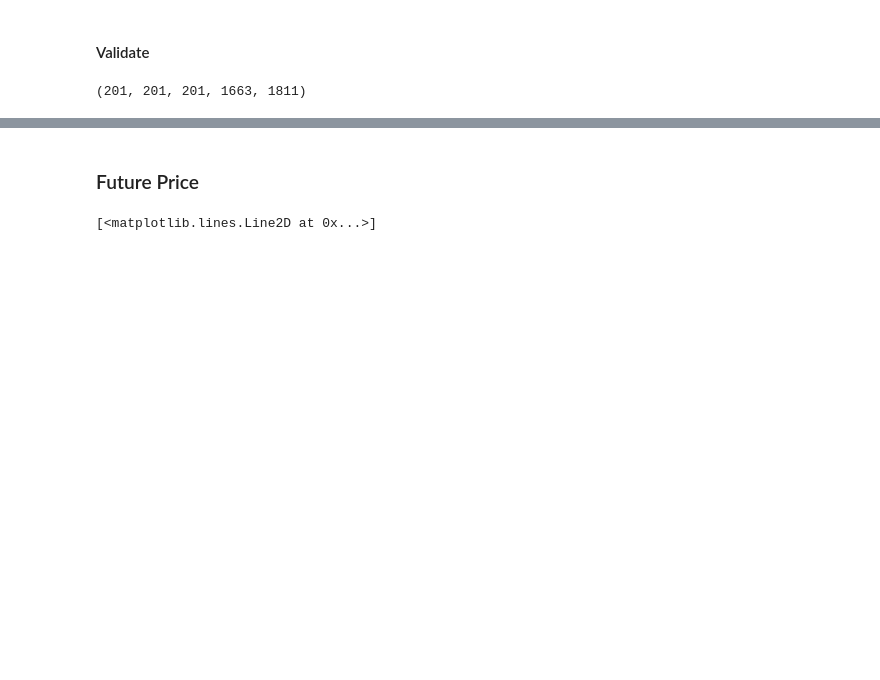
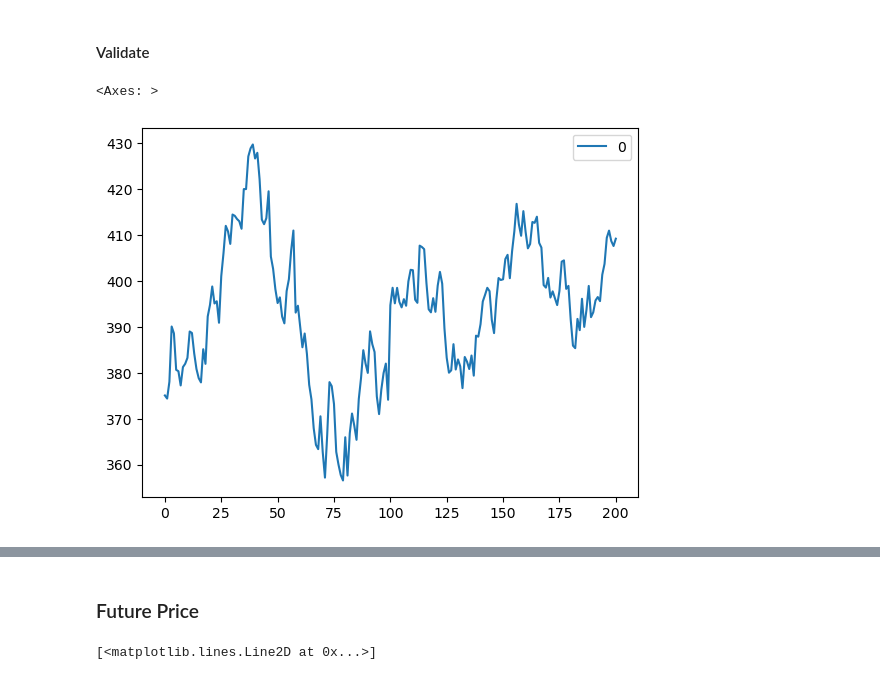
Before and after one commit to meetri/stockai, a Jupyter notebook: StockForecasterTest.ipynb, the cells around one changed output, grey strips where cells are left out. Saved outputs shown, nothing was run; the diff lists cells and outputs as text; code cells hidden in the pictures; blank space fills up the shorter version.

```diff
--- a/StockForecasterTest.ipynb
+++ b/StockForecasterTest.ipynb
@@ -59,14 +51,14 @@ plt.show()
 #### Validate
 # %%
 train_data = sf.ss.inverse_transform(sf.X_train_tensors.data.numpy()[:,0,:])[:,0]
-test_data = sf.ss.inverse_transform(sf.X_test_tensors.data.numpy()[:,0])
+test_data = sf.mm.inverse_transform(sf.y_test_tensors)[:,0]
 
 train_predict = sf.lstm(sf.X_test_tensors)
-data_predict = sf.mm.inverse_transform(train_predict.data.numpy())
-
-len(data_predict), len(train_predict), len(test_data), len(train_data), sf.train_samples
+data_predict = sf.mm.inverse_transform(train_predict.data.numpy())[:,0]
+pd.DataFrame(test_data).plot()
 # %% [output]
-(201, 201, 201, 1663, 1811)
+<Axes: >
+[figure, added]
 # %%
 tdata_len = len(train_data)
 
```
Also changed, not shown: parts of 7 cells of this notebook, 2 other files.
